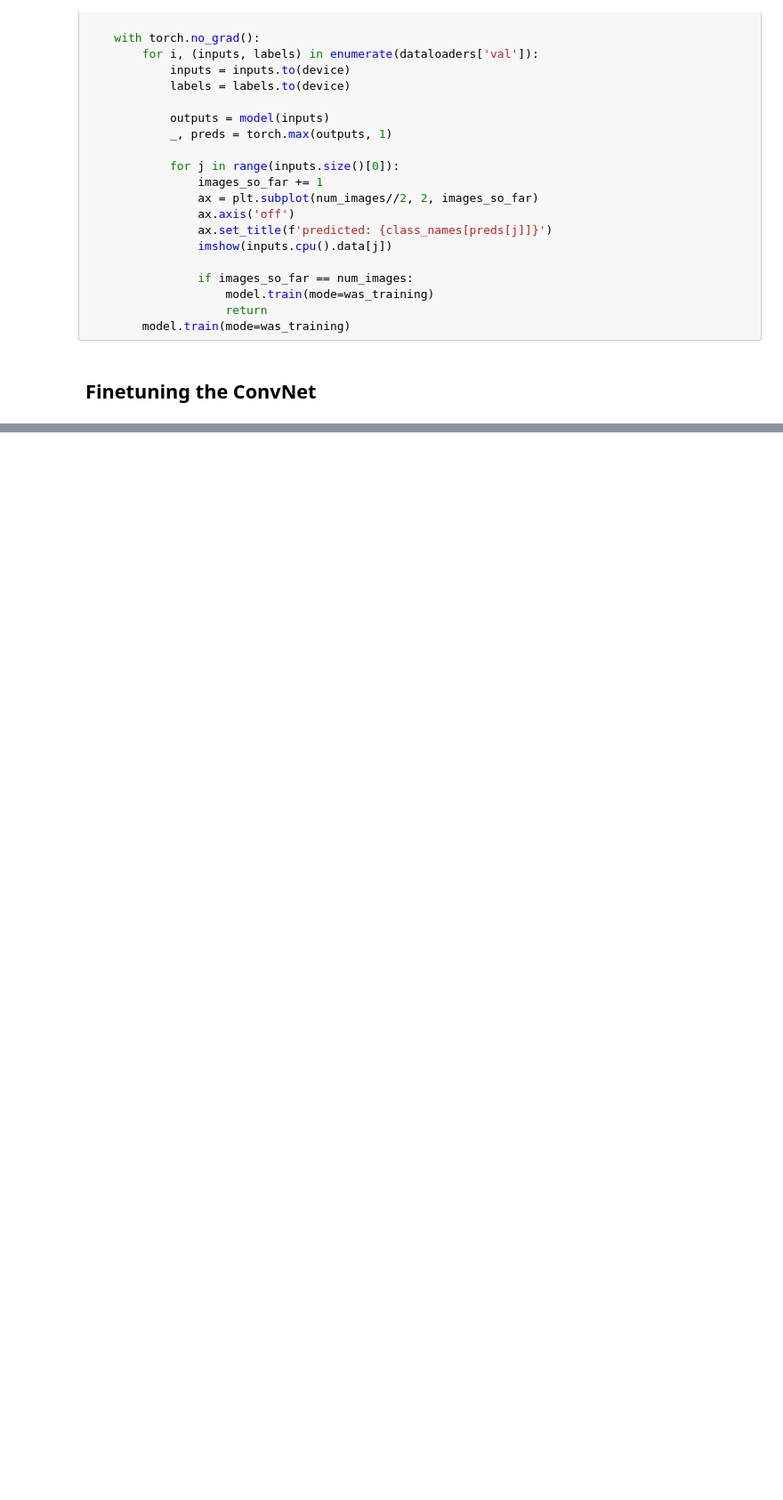
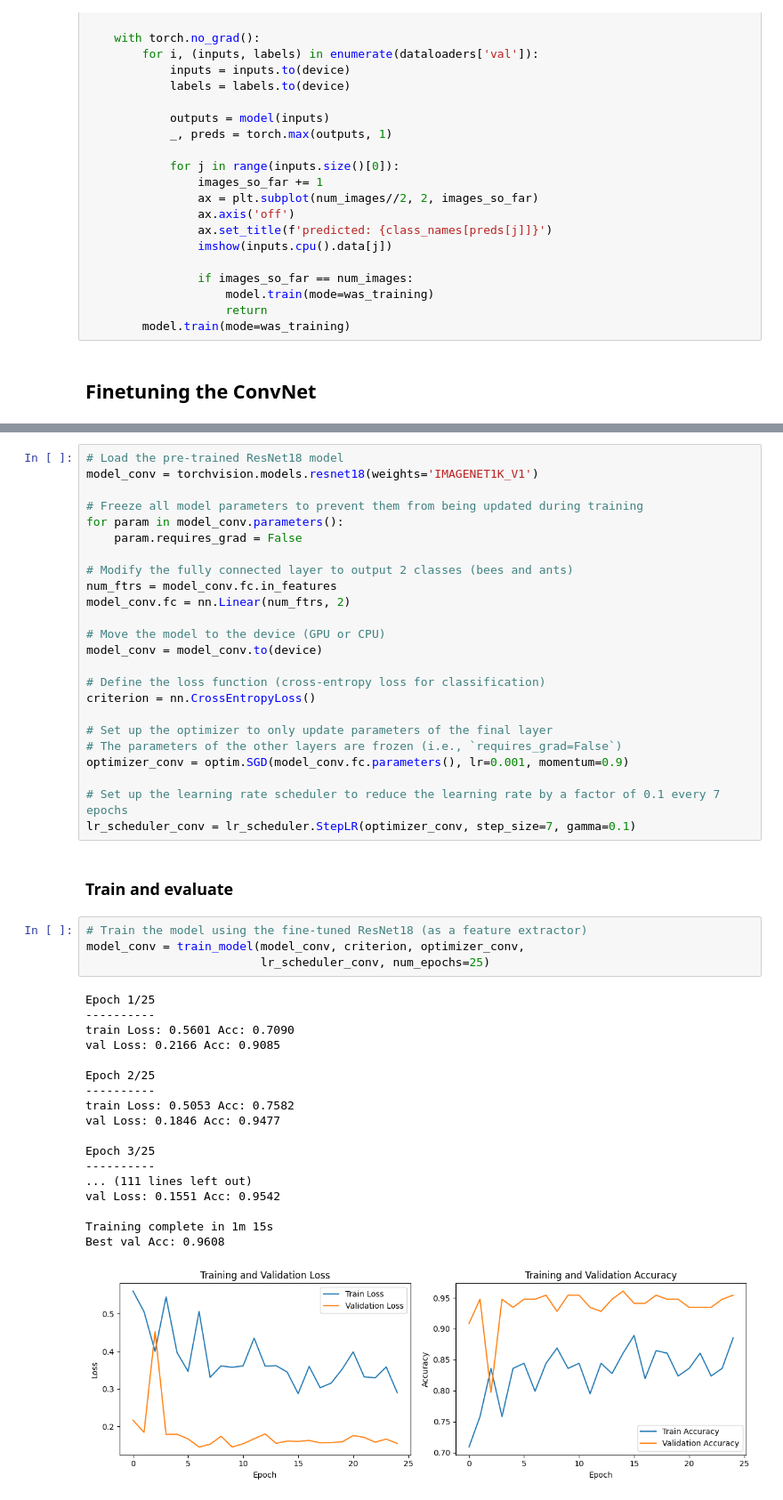
Before and after one commit to eshansurendra/EN3160_Assignment_03, a Jupyter notebook: A03_E03.ipynb, the cells around one changed output, grey strips where cells are left out. Shown: that part at 89% size. Saved outputs shown, nothing was run; the diff lists cells and outputs as text; blank space fills up the shorter version.

```diff
--- a/A03_E03.ipynb
+++ b/A03_E03.ipynb
@@ -258,0 +312,49 @@ visualize_model(model_ft)
+# %%
+# Load the pre-trained ResNet18 model
+model_conv = torchvision.models.resnet18(weights='IMAGENET1K_V1')
+
+# Freeze all model parameters to prevent them from being updated during training
+for param in model_conv.parameters():
+    param.requires_grad = False
+
+# Modify the fully connected layer to output 2 classes (bees and ants)
+num_ftrs = model_conv.fc.in_features
+model_conv.fc = nn.Linear(num_ftrs, 2)
+
+# Move the model to the device (GPU or CPU)
+model_conv = model_conv.to(device)
+
+# Define the loss function (cross-entropy loss for classification)
+criterion = nn.CrossEntropyLoss()
+
+# Set up the optimizer to only update parameters of the final layer
+# The parameters of the other layers are frozen (i.e., `requires_grad=False`)
+optimizer_conv = optim.SGD(model_conv.fc.parameters(), lr=0.001, momentum=0.9)
+
+# Set up the learning rate scheduler to reduce the learning rate by a factor of 0.1 every 7 epochs
+lr_scheduler_conv = lr_scheduler.StepLR(optimizer_conv, step_size=7, gamma=0.1)
+# %% [markdown]
+### Train and evaluate
+# %%
+# Train the model using the fine-tuned ResNet18 (as a feature extractor)
+model_conv = train_model(model_conv, criterion, optimizer_conv,
+                         lr_scheduler_conv, num_epochs=25)
+# %% [output]
+Epoch 1/25
+----------
+train Loss: 0.5601 Acc: 0.7090
+val Loss: 0.2166 Acc: 0.9085
+
+Epoch 2/25
+----------
+train Loss: 0.5053 Acc: 0.7582
+val Loss: 0.1846 Acc: 0.9477
+
+Epoch 3/25
+----------
+... (111 lines left out)
+val Loss: 0.1551 Acc: 0.9542
+
+Training complete in 1m 15s
+Best val Acc: 0.9608
+[figure, added]
```
Also changed, not shown: parts of 18 cells of this notebook.
